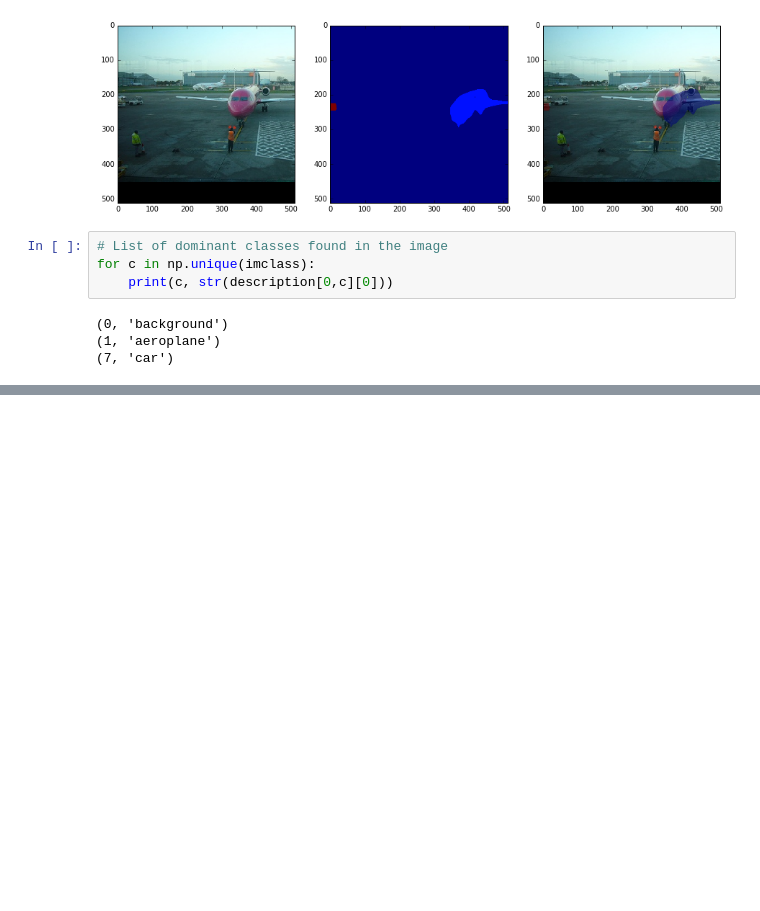
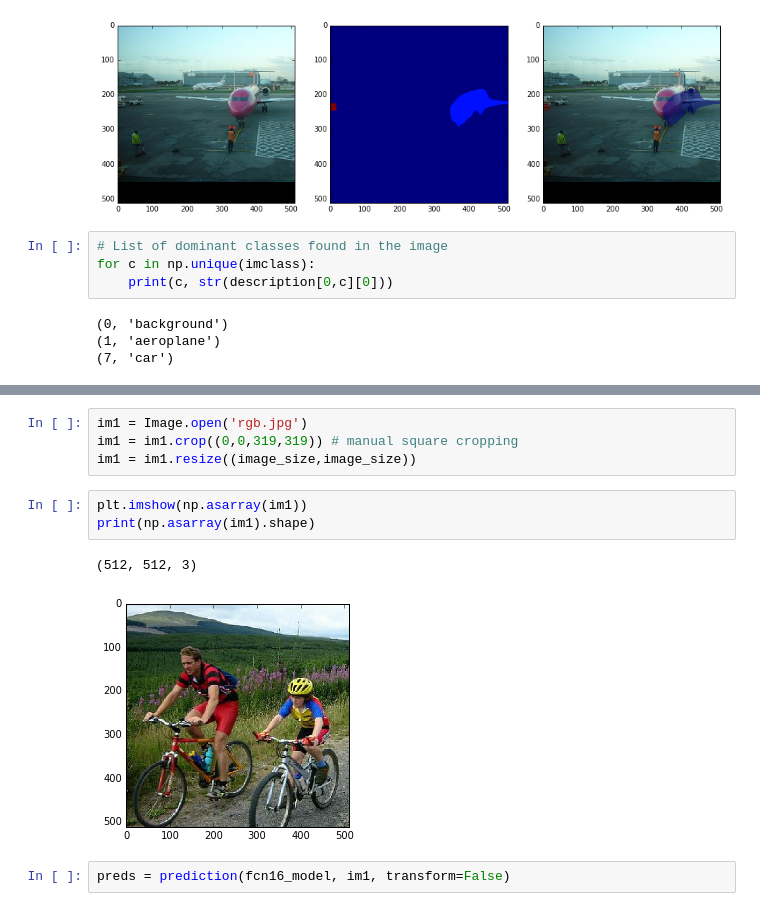
Before and after one commit to Gurupradeep/FCN-for-Semantic-Segmentation, a Jupyter notebook: FCN-16.ipynb, the cells around one changed output, grey strips where cells are left out. Saved outputs shown, nothing was run; the diff lists cells and outputs as text; blank space fills up the shorter version.

```diff
--- a/FCN-16.ipynb
+++ b/FCN-16.ipynb
@@ -397,0 +444,12 @@ for c in np.unique(imclass):
+# %%
+im1 = Image.open('rgb.jpg')
+im1 = im1.crop((0,0,319,319)) # manual square cropping
+im1 = im1.resize((image_size,image_size))
+# %%
+plt.imshow(np.asarray(im1))
+print(np.asarray(im1).shape)
+# %% [output]
+(512, 512, 3)
+[figure, added]
+# %%
+preds = prediction(fcn16_model, im1, transform=False)
```
Also changed, not shown: parts of 12 cells of this notebook, 5 other files.
